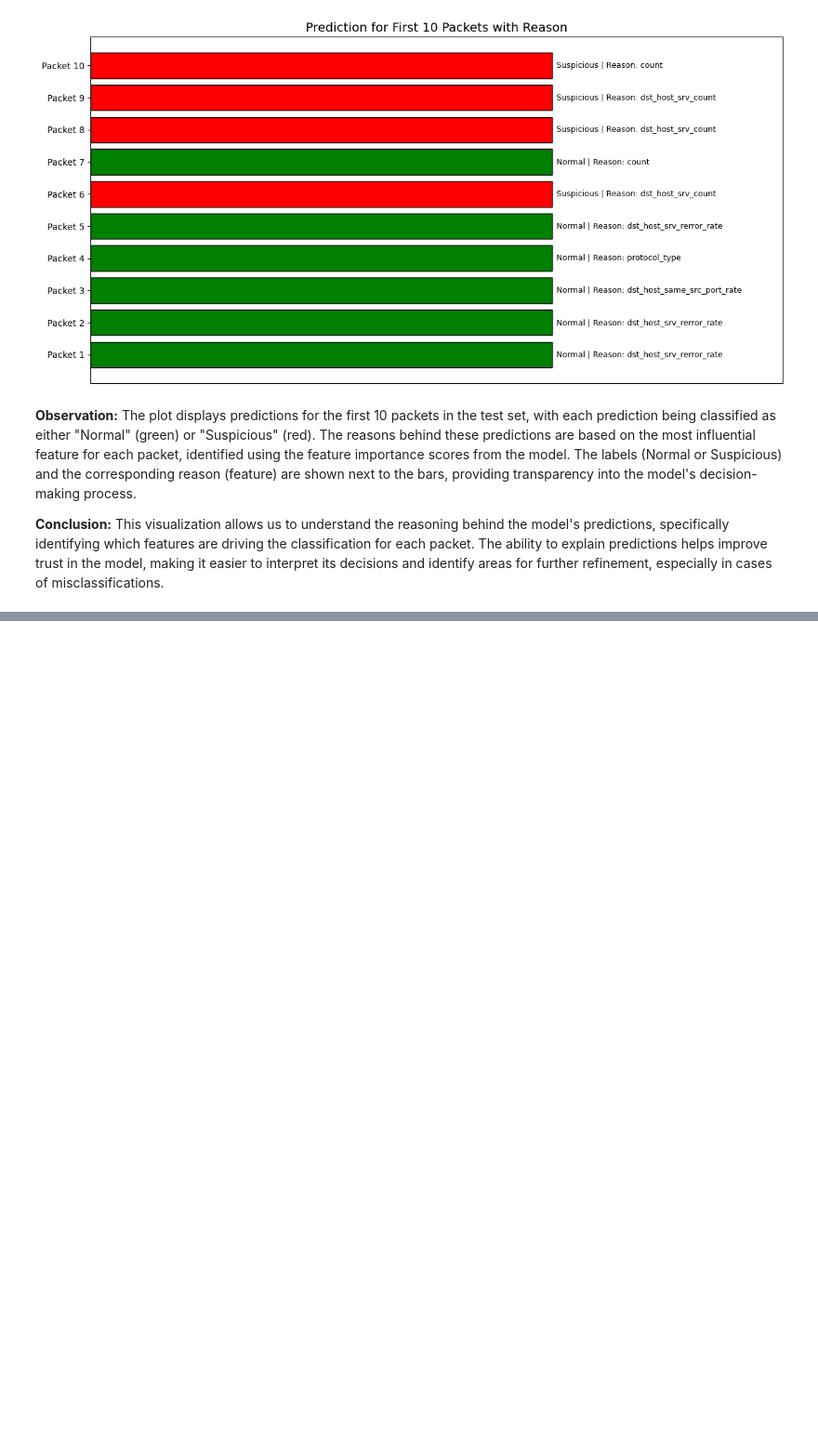
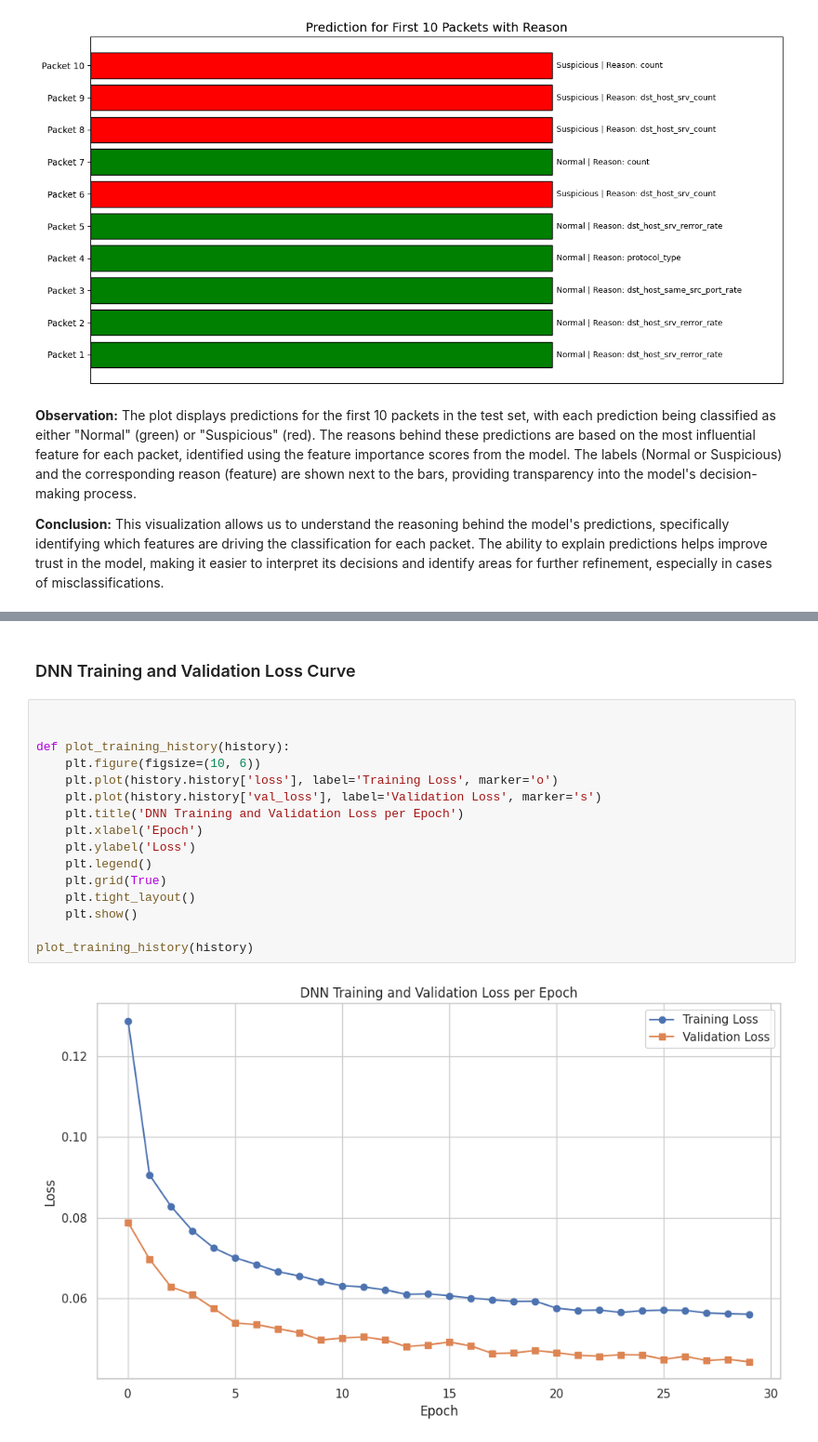
Before and after one commit to Purvang2803/NSL_KDD, a Jupyter notebook: nsl_kdd.ipynb, the cells around one changed output, grey strips where cells are left out. Shown at 93% size. Saved outputs shown, nothing was run; the diff lists cells and outputs as text; blank space fills up the shorter version.

```diff
--- a/nsl_kdd.ipynb
+++ b/nsl_kdd.ipynb
@@ -743,0 +744,20 @@ Confusion Matrix:
+# %% [markdown]
+###  DNN Training and Validation Loss Curve
+# %%
+
+
+def plot_training_history(history):
+    plt.figure(figsize=(10, 6))
+    plt.plot(history.history['loss'], label='Training Loss', marker='o')
+    plt.plot(history.history['val_loss'], label='Validation Loss', marker='s')
+    plt.title('DNN Training and Validation Loss per Epoch')
+    plt.xlabel('Epoch')
+    plt.ylabel('Loss')
+    plt.legend()
+    plt.grid(True)
+    plt.tight_layout()
+    plt.show()
+
+plot_training_history(history)
+# %% [output]
+[figure, added]
```
Also changed, not shown: parts of 11 cells of this notebook.
